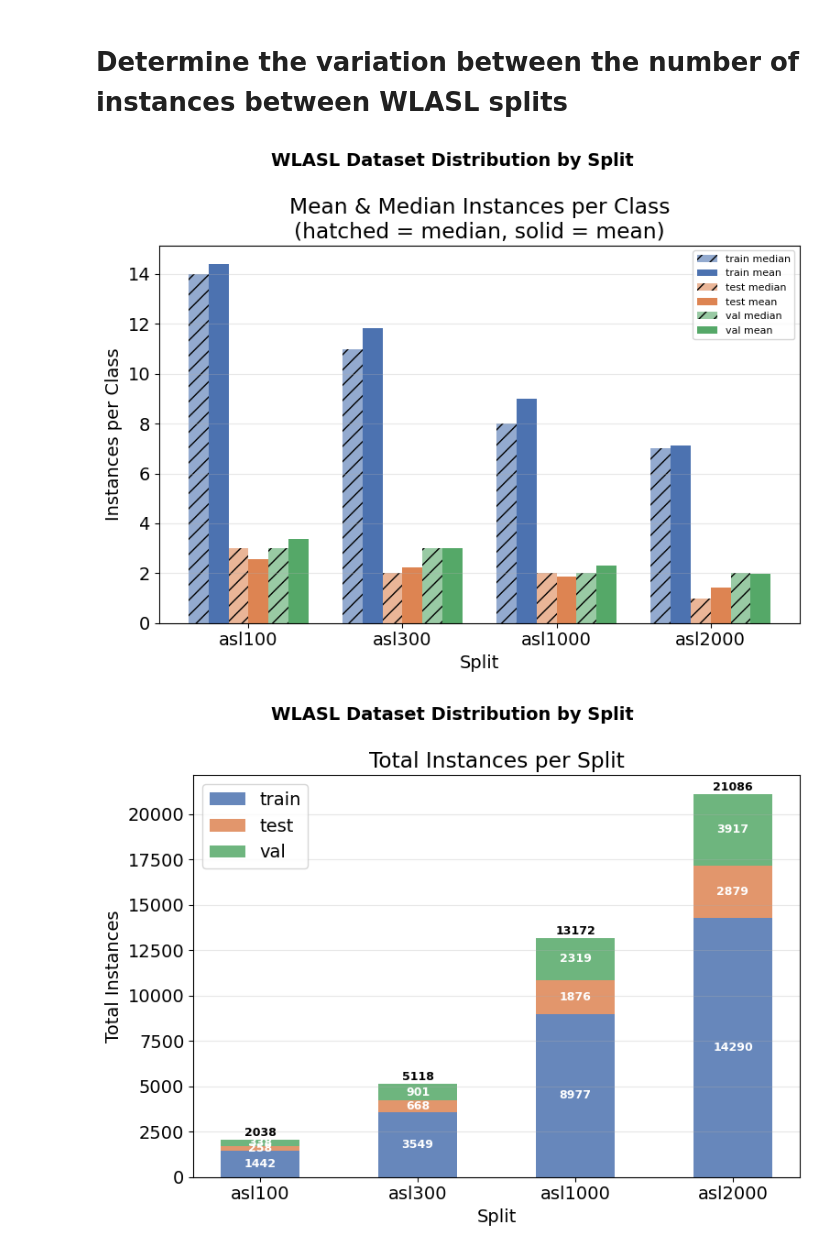
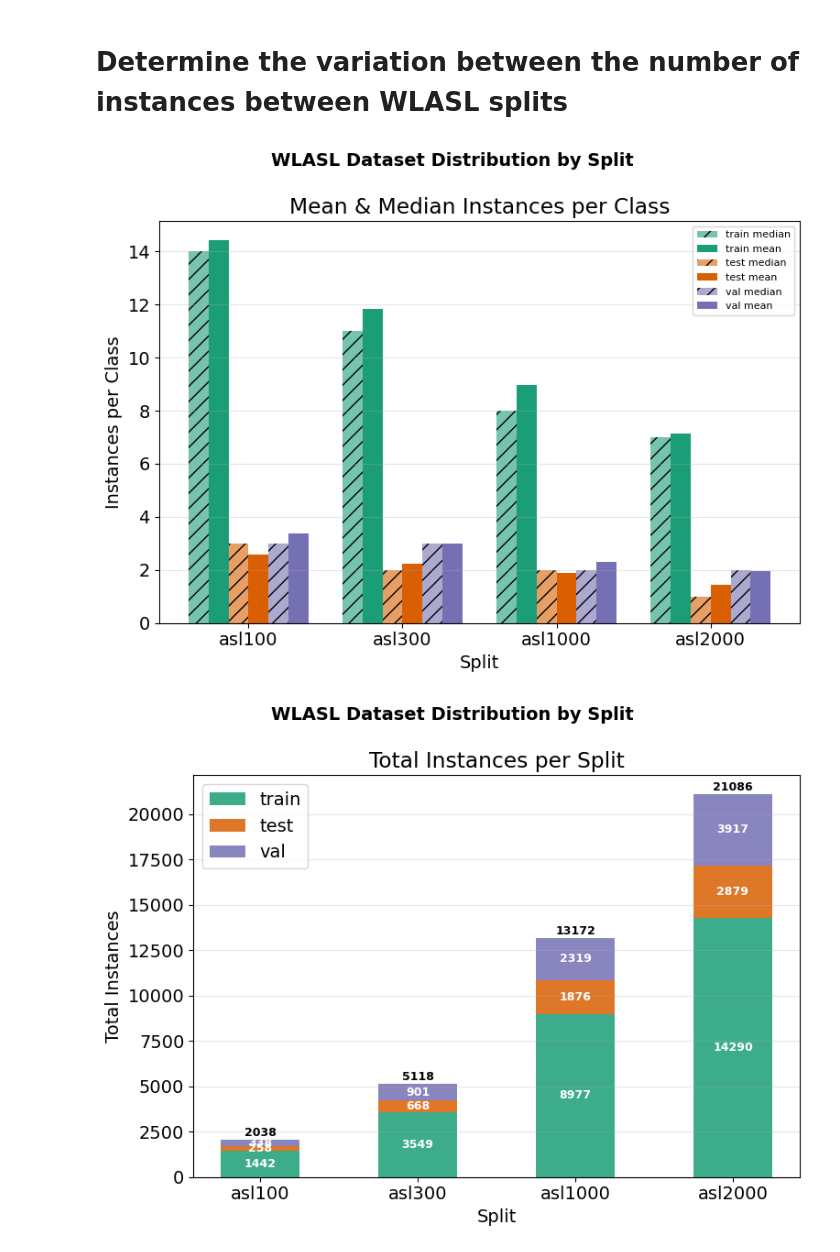
Before and after one commit to 0p3nTheSauce/SLR, a Jupyter notebook: src/results/dataset_analysis/num_instance_splits.ipynb, the cells around one changed output. Drawn from its saved outputs; the diff is of its cells as text; code cells hidden in the pictures.

```diff
--- a/src/results/dataset_analysis/num_instance_splits.ipynb
+++ b/src/results/dataset_analysis/num_instance_splits.ipynb
@@ -16,6 +17,7 @@ from src.stats import (
 )
 # %%
-split_options: List[AVAIL_SPLITS] = ["asl100", "asl300", "asl1000", "asl2000"]
+# split_options: List[AVAIL_SPLITS] = ["asl100", "asl300", "asl1000", "asl2000"]
+split_options: List[AVAIL_SPLITS] = ["asl100", "asl100_bottom", "asl100_worst"]
 set_options: List[AVAIL_SETS] = ['train', 'test', 'val']
 metric = 'num_instances'
 classes = get_class_list()
@@ -70,7 +72,8 @@ splits = list(split_dist.keys())
 sets = ['train', 'test', 'val']
 x = np.arange(len(splits))
 width = 0.13
-colors = {'train': '#4C72B0', 'test': '#DD8452', 'val': '#55A868'}
+# colors = {'train': '#4C72B0', 'test': '#DD8452', 'val': '#55A868'}
+colors = plt.get_cmap(PALETTE['categorical_cmap'])
 
 # --- Figure 1: Mean & Median instances per class ---
 fig1, ax1 = plt.subplots(figsize=(8, 6))
@@ -84,15 +87,15 @@ for i, set_name in enumerate(sets):
     offset_mean = (i - 1) * 2 * width + width / 2
 
     ax1.bar(x + offset_med,  medians, width, label=f'{set_name} median',
-            color=colors[set_name], alpha=0.6, hatch='//')
+            color=colors(i), alpha=0.6, hatch='//')
     ax1.bar(x + offset_mean, means,   width, label=f'{set_name} mean',
-            color=colors[set_name], alpha=1.0)
+            color=colors(i), alpha=1.0)
 
 ax1.set_xticks(x)
 ax1.set_xticklabels(splits)
 ax1.set_xlabel("Split")
 ax1.set_ylabel("Instances per Class")
-ax1.set_title("Mean & Median Instances per Class\n(hatched = median, solid = mean)")
+ax1.set_title("Mean & Median Instances per Class")
 ax1.legend(fontsize=8)
 ax1.grid(axis='y', alpha=0.3)
 
@@ -101,35 +104,35 @@ plt.savefig("outputs/wlasl_mean_median.pdf", dpi=150, bbox_inches='tight')
 plt.show()
 
 
 # --- Figure 2: Total instances per split (stacked bar) ---
 fig2, ax2 = plt.subplots(figsize=(8, 6))
 fig2.suptitle("WLASL Dataset Distribution by Split", fontsize=14, fontweight='bold')
 
 bottoms = np.zeros(len(splits))
-for set_name in sets:
+for i, set_name in enumerate(sets):
     totals = [split_dist[s][set_name]['total_num_inst'] for s in splits]
     bars = ax2.bar(x, totals, width=0.5, bottom=bottoms,
-                   label=set_name, color=colors[set_name], alpha=0.85)
+                   label=set_name, color=colors(i), alpha=0.85)
     for bar, val, bot in zip(bars, totals, bottoms):
         ax2.text(bar.get_x() + bar.get_width() / 2,
                  bot + val / 2, str(val),
                  ha='center', va='center', fontsize=9, color='white', fontweight='bold')
     bottoms += np.array(totals)
 
 for xi, bot in zip(x, bottoms):
     ax2.text(xi, bot + 50, str(int(bot)), ha='center', va='bottom', fontsize=9, fontweight='bold')
 
 ax2.set_xticks(x)
 ax2.set_xticklabels(splits)
 ax2.set_xlabel("Split")
 ax2.set_ylabel("Total Instances")
 ax2.set_title("Total Instances per Split")
 ax2.legend()
 ax2.grid(axis='y', alpha=0.3)
 
 plt.tight_layout()
-plt.savefig("outputs/wlasl_totals.pdf", dpi=150, bbox_inches='tight')
+plt.savefig("outputs/wlasl_totals_100s.pdf", dpi=150, bbox_inches='tight')
 plt.show()
 # %% [output]
-[figure, old version]
+[figure, new version]
-[figure, old version]
+[figure, new version]
```
Also changed, not shown: parts of 1 cell of this notebook, 23 other files.
